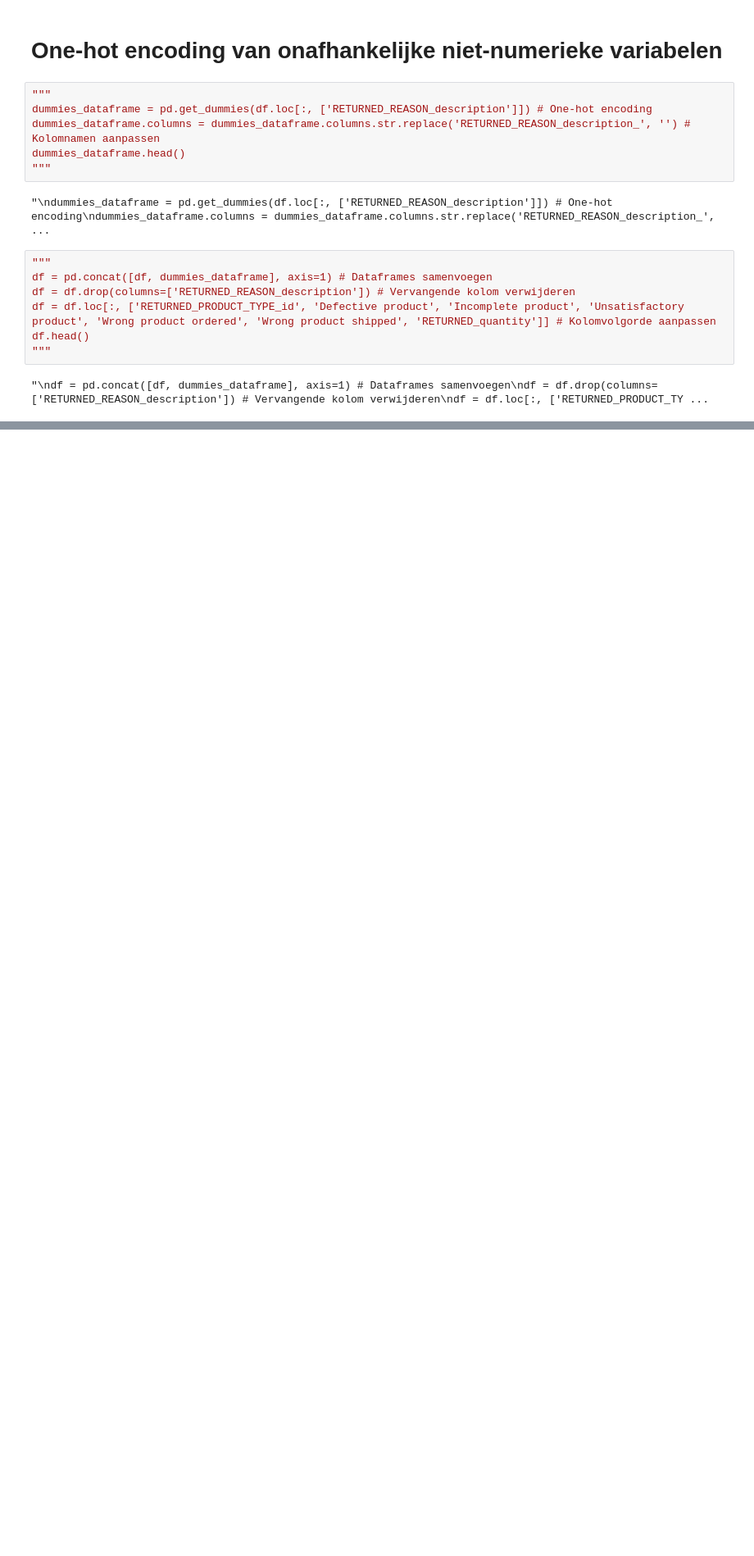
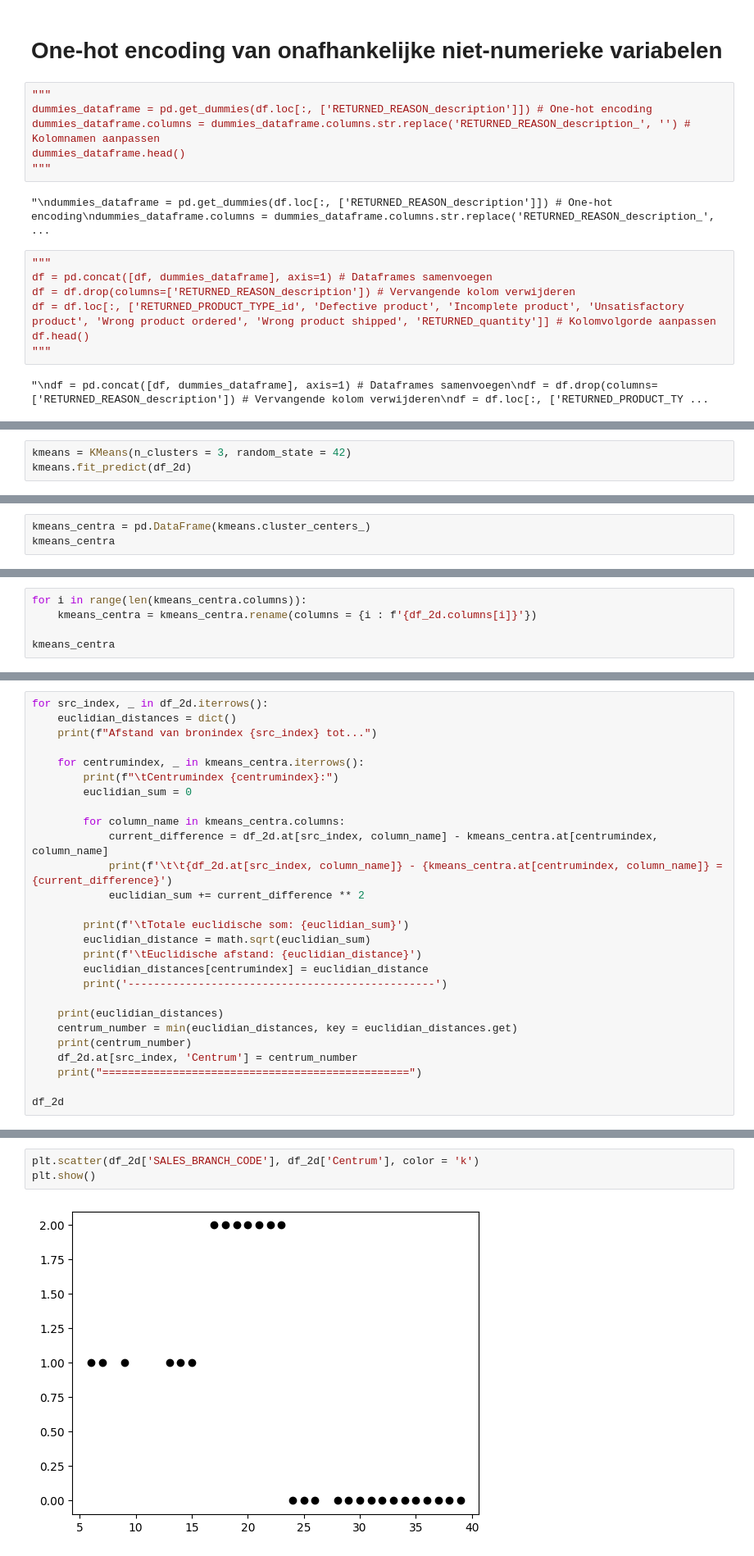
Before and after one commit to NoahGram/Johari_Venster, a Jupyter notebook: week_9/src/PR9-1.ipynb, the cells around one changed output, grey strips where cells are left out. Shown at 82% size. Drawn from its saved outputs; the diff is of its cells as text; blank space fills up the shorter version.

```diff
--- a/week_9/src/PR9-1.ipynb
+++ b/week_9/src/PR9-1.ipynb
@@ -256,0 +104,3 @@ metrics.accuracy_score(model_results_frame['RETURNED_REASON_description'], model
+# %%
+kmeans = KMeans(n_clusters = 3, random_state = 42)
+kmeans.fit_predict(df_2d)
@@ -256,0 +110,3 @@ metrics.accuracy_score(model_results_frame['RETURNED_REASON_description'], model
+# %%
+kmeans_centra = pd.DataFrame(kmeans.cluster_centers_)
+kmeans_centra
@@ -256,0 +118,5 @@ metrics.accuracy_score(model_results_frame['RETURNED_REASON_description'], model
+# %%
+for i in range(len(kmeans_centra.columns)):
+    kmeans_centra = kmeans_centra.rename(columns = {i : f'{df_2d.columns[i]}'})
+
+kmeans_centra
@@ -256,0 +128,27 @@ metrics.accuracy_score(model_results_frame['RETURNED_REASON_description'], model
+# %%
+for src_index, _ in df_2d.iterrows():
+    euclidian_distances = dict()
+    print(f"Afstand van bronindex {src_index} tot...")
+
+    for centrumindex, _ in kmeans_centra.iterrows():
+        print(f"\tCentrumindex {centrumindex}:")
+        euclidian_sum = 0
+
+        for column_name in kmeans_centra.columns:
+            current_difference = df_2d.at[src_index, column_name] - kmeans_centra.at[centrumindex, column_name]
+            print(f'\t\t{df_2d.at[src_index, column_name]} - {kmeans_centra.at[centrumindex, column_name]} = {current_difference}')
+            euclidian_sum += current_difference ** 2
+
+        print(f'\tTotale euclidische som: {euclidian_sum}')
+        euclidian_distance = math.sqrt(euclidian_sum)
+        print(f'\tEuclidische afstand: {euclidian_distance}')
+        euclidian_distances[centrumindex] = euclidian_distance
+        print('------------------------------------------------')
+
+    print(euclidian_distances)
+    centrum_number = min(euclidian_distances, key = euclidian_distances.get)
+    print(centrum_number)
+    df_2d.at[src_index, 'Centrum'] = centrum_number
+    print("================================================")
+
+df_2d
@@ -256,0 +190,5 @@ metrics.accuracy_score(model_results_frame['RETURNED_REASON_description'], model
+# %%
+plt.scatter(df_2d['SALES_BRANCH_CODE'], df_2d['Centrum'], color = 'k')
+plt.show()
+# %% [output]
+[figure, added]
```
Also changed, not shown: parts of 31 cells of this notebook, 3 other files.
